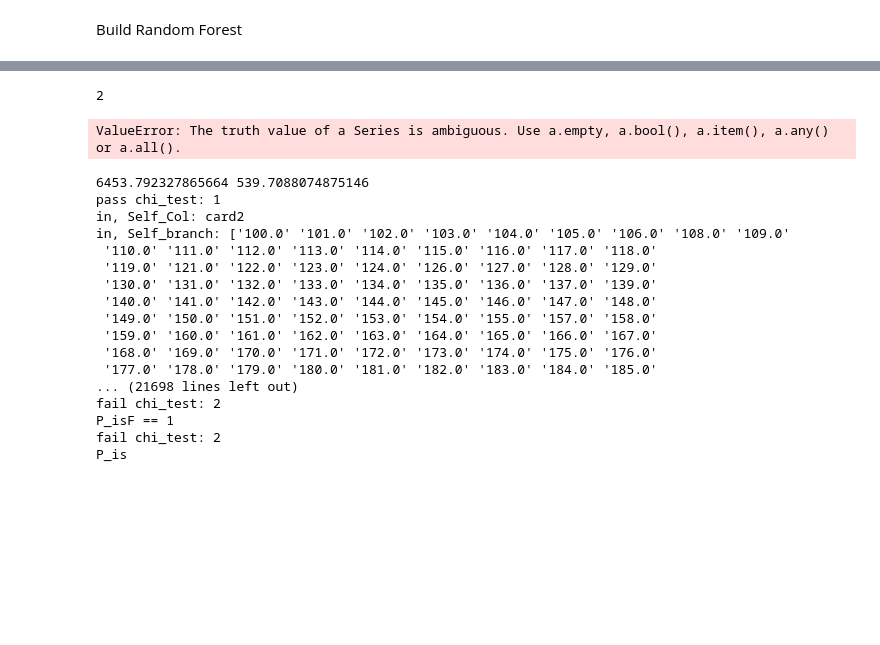
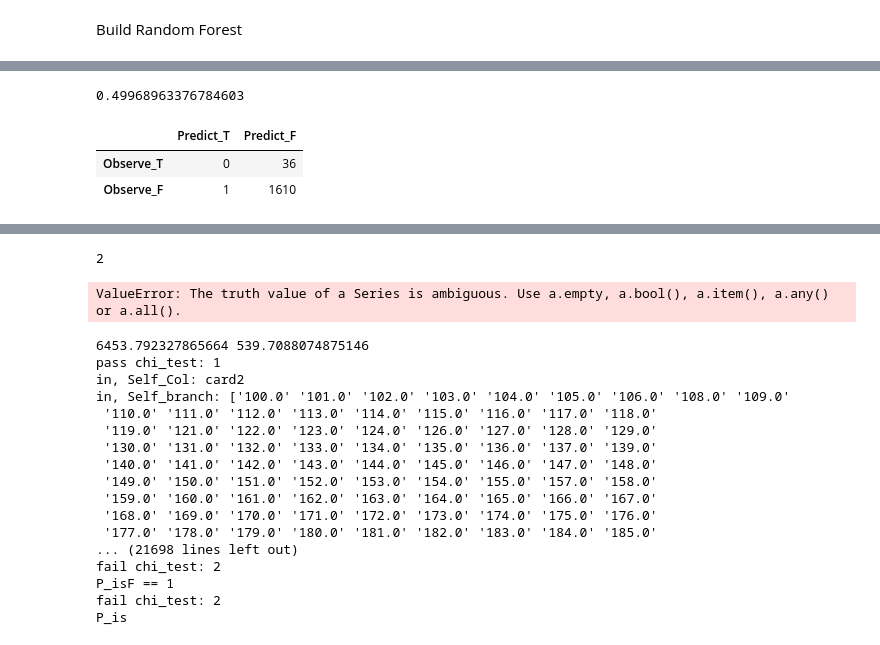
Before and after one commit to YinQingYuanQue/HM1_DT_CS529, a Jupyter notebook: HM1.ipynb, the cells around one changed output, grey strips where cells are left out. Drawn from its saved outputs; the diff is of its cells as text; code cells hidden in the pictures; blank space fills up the shorter version.

```diff
--- a/HM1.ipynb
+++ b/HM1.ipynb
@@ -500,7 +460,3 @@ def DT_Predict(Input_Dataframe,Tree_node):
         return potential_predict
     else:
         return tmp_node.Target
-# %%
-for i in Categoric_features:
-    if i != 'Num_Cat':
-        print (i, len(np.unique(train_filter[i])))
@@ -613 +634,26 @@ Build Random Forest
+# %%
+predict = []
+for i in tqdm(range(len(exp_test))):
+    predict.append(mode([row[i] for row in All_predict])[0][0])
+
+Confuse_Matrix = pd.DataFrame(0,columns = ['Predict_T','Predict_F'],index= ['Observe_T','Observe_F'])
+for i in tqdm(range(len(predict))):
+    if predict[i] == 1 and observe.iloc[i] == 1:
+        Confuse_Matrix.loc['Observe_T','Predict_T'] = Confuse_Matrix.loc['Observe_T','Predict_T'] + 1
+    elif predict[i] == 1 and observe.iloc[i] == 0:
+        Confuse_Matrix.loc['Observe_F','Predict_T'] = Confuse_Matrix.loc['Observe_F','Predict_T'] + 1
+    elif predict[i] == 0 and observe.iloc[i] == 1:
+        Confuse_Matrix.loc['Observe_T','Predict_F'] = Confuse_Matrix.loc['Observe_T','Predict_F'] + 1
+    elif predict[i] == 0 and observe.iloc[i] == 0:
+        Confuse_Matrix.loc['Observe_F','Predict_F'] = Confuse_Matrix.loc['Observe_F','Predict_F'] + 1
+Recall_P = Confuse_Matrix.loc['Observe_T','Predict_T'] / sum(Confuse_Matrix.loc['Observe_T'])
+Recall_F = Confuse_Matrix.loc['Observe_F','Predict_F'] / sum(Confuse_Matrix.loc['Observe_F'])
+Balanced_Acc = (Recall_P + Recall_F)/2
+print(Balanced_Acc)
+Confuse_Matrix
+# %% [output]
+0.49968963376784603
+|  | Predict_T | Predict_F |
+| Observe_T | 0 | 36 |
+| Observe_F | 1 | 1610 |
 # %%
```
Also changed, not shown: parts of 26 cells of this notebook, 12 other files.
